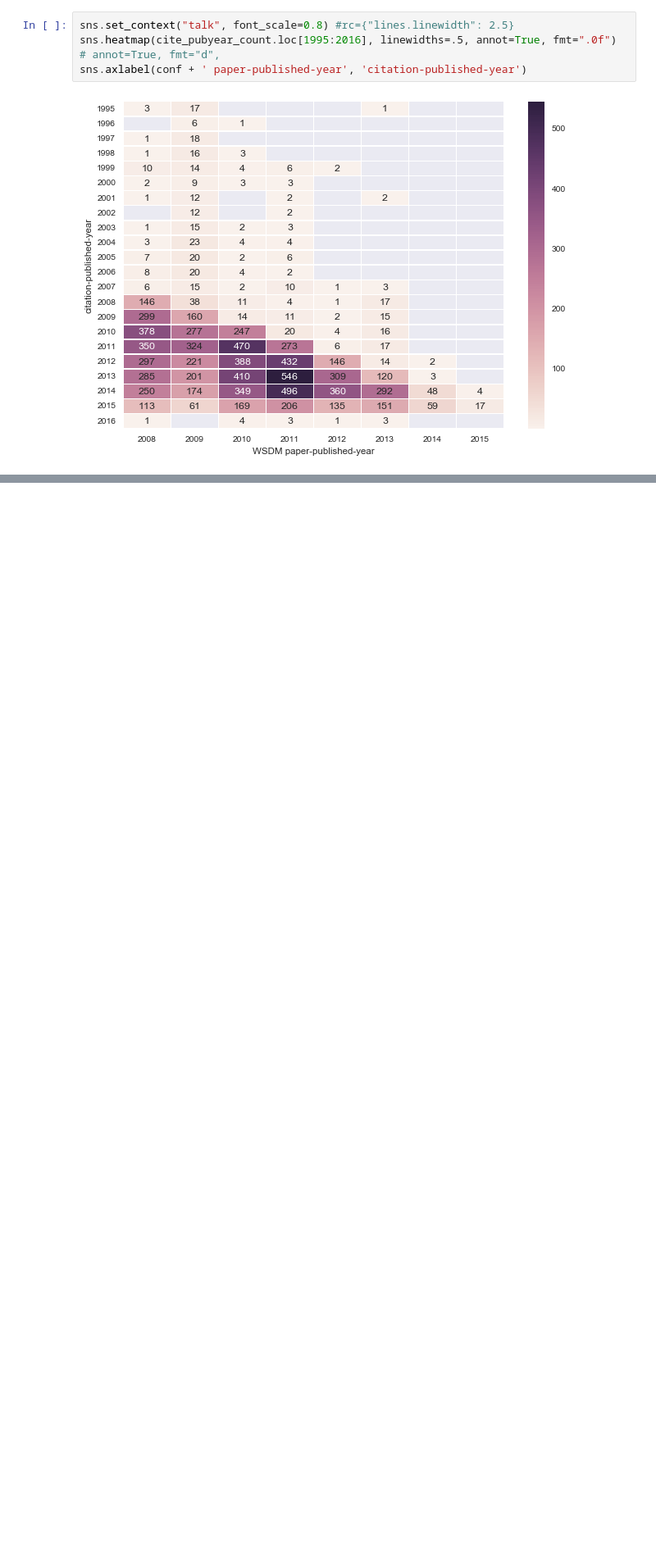
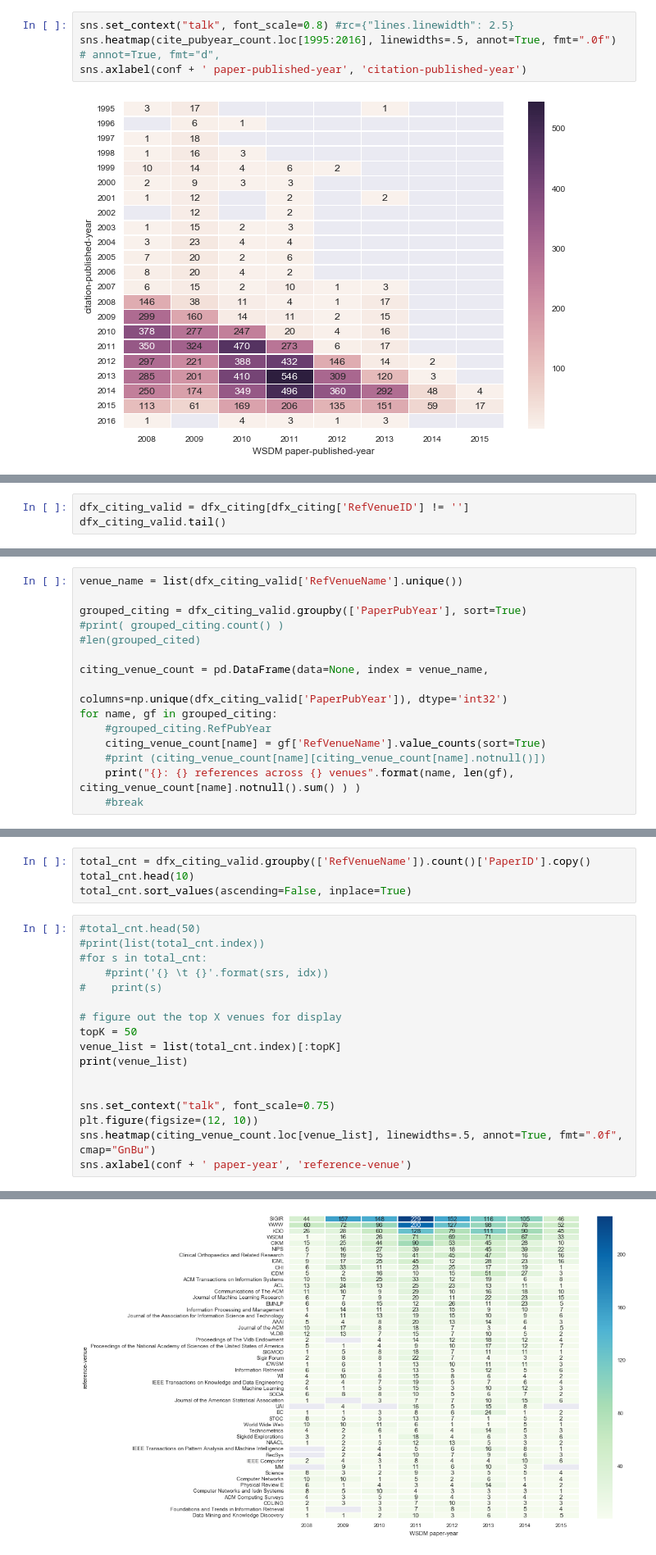
Before and after one commit to lexingxie/academic-graph, a Jupyter notebook: plot_citations.ipynb, the cells around one changed output, grey strips where cells are left out. Shown at 82% size. Drawn from its saved outputs; the diff is of its cells as text; blank space fills up the shorter version.

```diff
--- a/plot_citations.ipynb
+++ b/plot_citations.ipynb
@@ -175,0 +250,3 @@ sns.axlabel(conf + ' paper-published-year', 'citation-published-year')
+# %%
+dfx_citing_valid = dfx_citing[dfx_citing['RefVenueID'] != '']
+dfx_citing_valid.tail()
@@ -175,0 +260,15 @@ sns.axlabel(conf + ' paper-published-year', 'citation-published-year')
+# %%
+venue_name = list(dfx_citing_valid['RefVenueName'].unique())
+
+grouped_citing = dfx_citing_valid.groupby(['PaperPubYear'], sort=True)
+#print( grouped_citing.count() )
+#len(grouped_cited)
+
+citing_venue_count = pd.DataFrame(data=None, index = venue_name,
+                                    columns=np.unique(dfx_citing_valid['PaperPubYear']), dtype='int32')
+for name, gf in grouped_citing:
+    #grouped_citing.RefPubYear
+    citing_venue_count[name] = gf['RefVenueName'].value_counts(sort=True)
+    #print (citing_venue_count[name][citing_venue_count[name].notnull()])
+    print("{}: {} references across {} venues".format(name, len(gf), citing_venue_count[name].notnull().sum() ) )
+    #break
@@ -175,0 +284,22 @@ sns.axlabel(conf + ' paper-published-year', 'citation-published-year')
+# %%
+total_cnt = dfx_citing_valid.groupby(['RefVenueName']).count()['PaperID'].copy()
+total_cnt.head(10)
+total_cnt.sort_values(ascending=False, inplace=True)
+# %%
+#total_cnt.head(50)
+#print(list(total_cnt.index))
+#for s in total_cnt:
+    #print('{} \t {}'.format(srs, idx))
+#    print(s)
+
+# figure out the top X venues for display
+topK = 50
+venue_list = list(total_cnt.index)[:topK]
+print(venue_list)
+
+
+sns.set_context("talk", font_scale=0.75)
+plt.figure(figsize=(12, 10))
+sns.heatmap(citing_venue_count.loc[venue_list], linewidths=.5, annot=True, fmt=".0f", cmap="GnBu")
+sns.axlabel(conf + ' paper-year', 'reference-venue')
+# %% [output]
@@ -175,0 +307 @@ sns.axlabel(conf + ' paper-published-year', 'citation-published-year')
+[figure, added]
```
Also changed, not shown: parts of 20 cells of this notebook.
